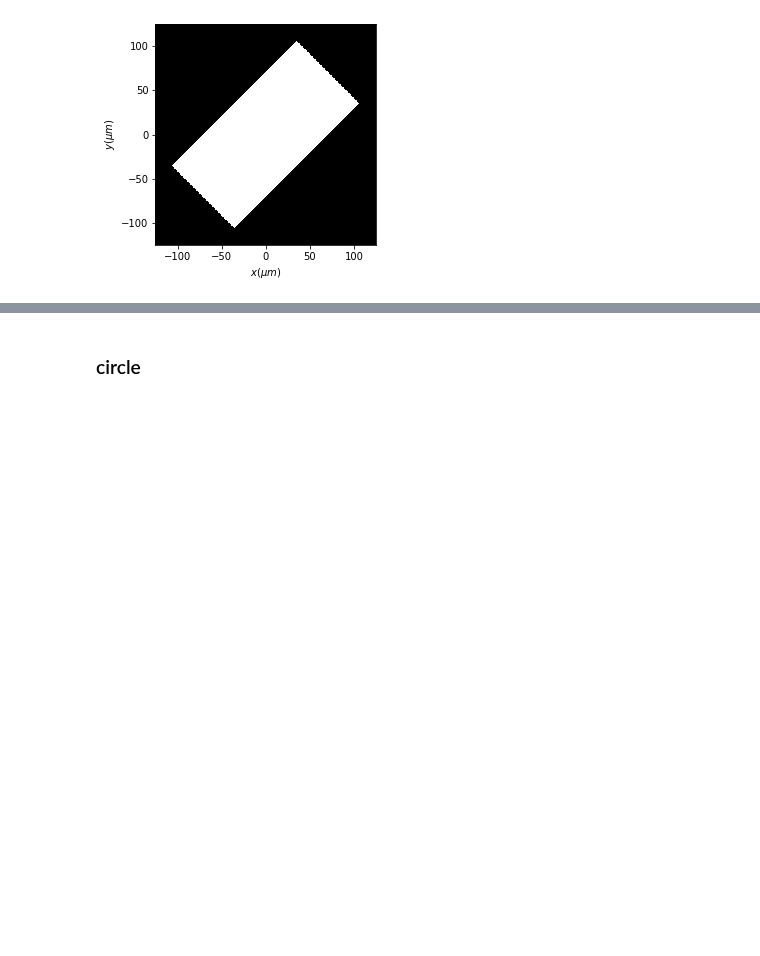
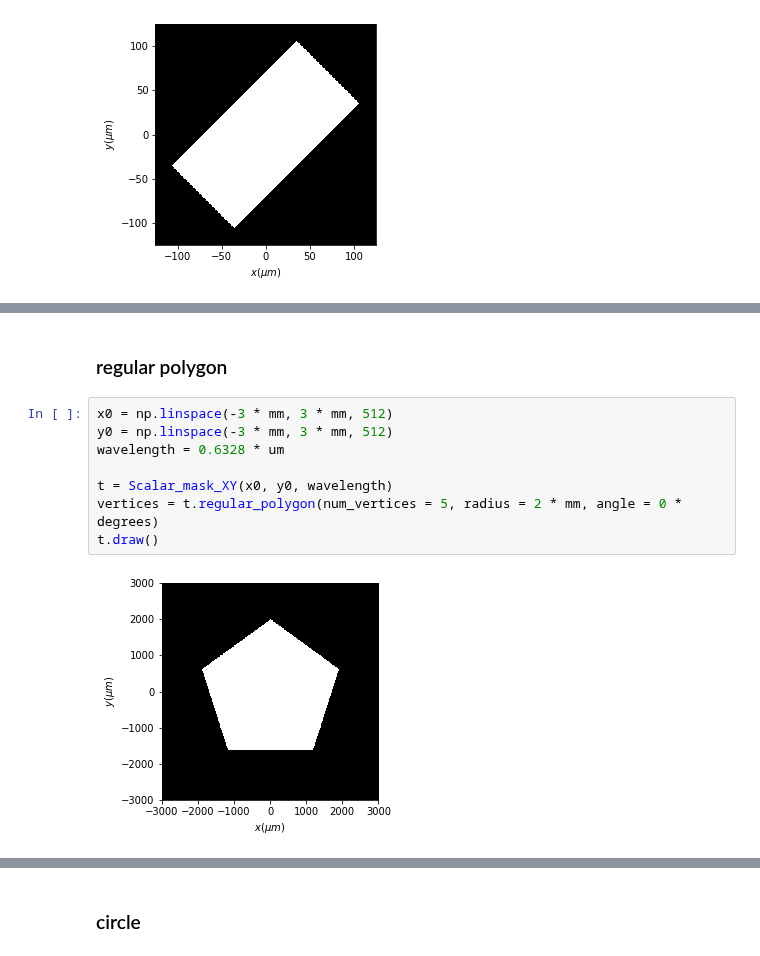
Before and after one commit to aocg-ucm/diffractio, a Jupyter notebook: docs/source/tutorial/scalar_XY/masks_xy.ipynb, the cells around one changed output, grey strips where cells are left out. Drawn from its saved outputs; the diff is of its cells as text; blank space fills up the shorter version.

```diff
--- a/docs/source/tutorial/scalar_XY/masks_xy.ipynb
+++ b/docs/source/tutorial/scalar_XY/masks_xy.ipynb
@@ -156,0 +173,12 @@ t1.draw(kind='intensity')
+# %% [markdown]
+### regular polygon
+# %%
+x0 = np.linspace(-3 * mm, 3 * mm, 512)
+y0 = np.linspace(-3 * mm, 3 * mm, 512)
+wavelength = 0.6328 * um
+
+t = Scalar_mask_XY(x0, y0, wavelength)
+vertices = t.regular_polygon(num_vertices = 5, radius = 2 * mm, angle = 0 * degrees)
+t.draw()
+# %% [output]
+[figure, added]
```
Also changed, not shown: parts of 4 cells of this notebook, 1 other file.
